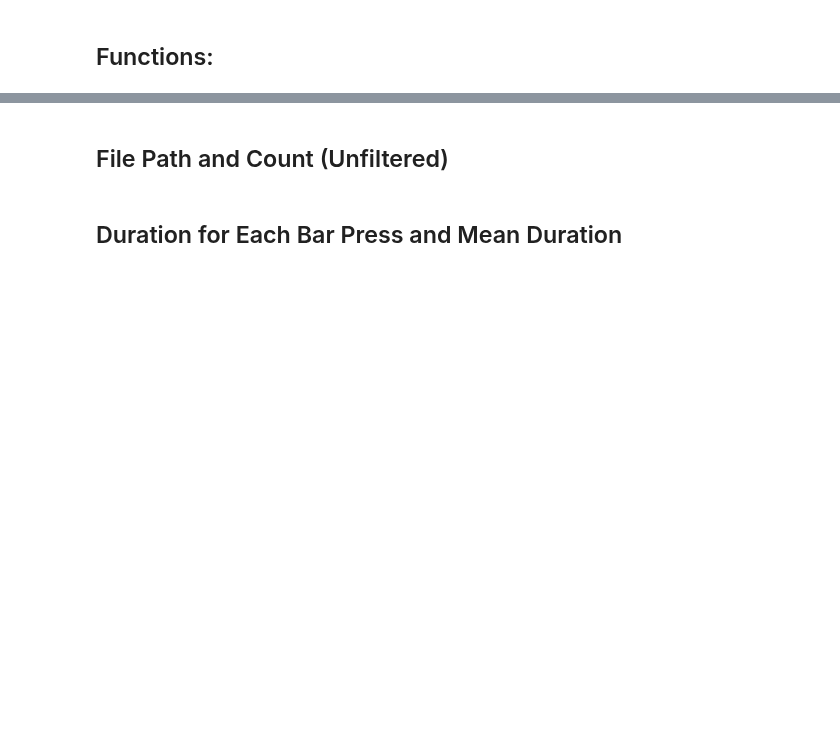
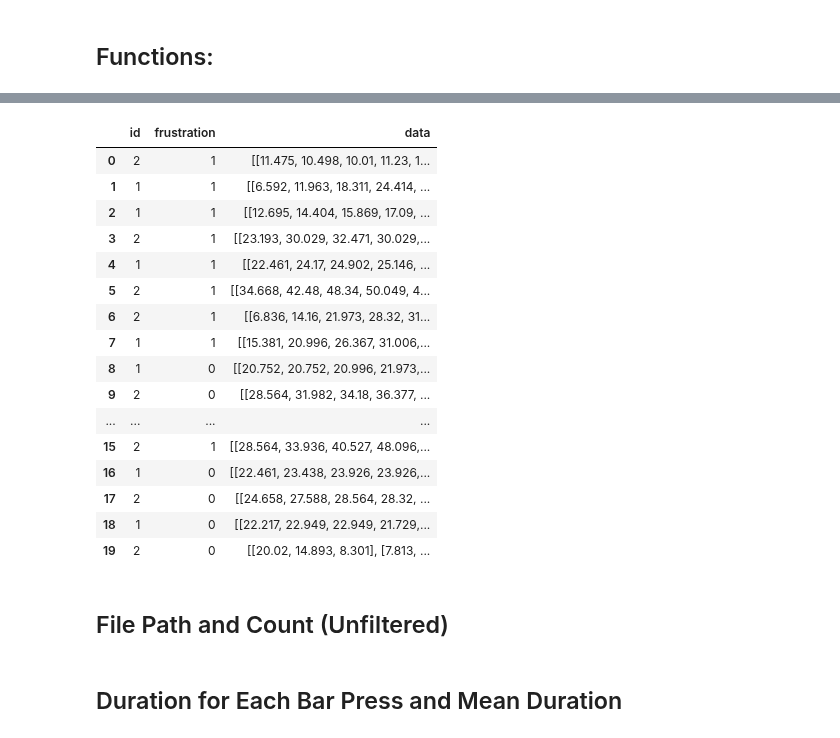
Before and after one commit to Jiefei-Wang/rat-model, a Jupyter notebook: example/(Threshold 20) Plots & Regression.ipynb, the cells around one changed output, grey strips where cells are left out. Cells and saved outputs as stored; diff of their text form; code cells hidden in the pictures; blank space fills up the shorter version.

```diff
--- a/example/(Threshold 20) Plots & Regression.ipynb
+++ b/example/(Threshold 20) Plots & Regression.ipynb
@@ -24,13 +26,20 @@ chunkSize = 12
 # %%
+
+chunkSize = 12
+
 def extractData(file_path):
     data = []
     start_processing = False
     is_frustrated = 0
+    ratID = 1
 
     with open(file_path, 'r') as file:
         lines = file.readlines()
 
     for line in lines:
+        if "Subject" in line:
+            if "L" in line:
+                ratID = 2
         if "EXT" in line:
             is_frustrated = 1
 
@@ -49,16 +58,17 @@ def extractData(file_path):
                 data.extend(map(float, numbers))
 
     data.append(is_frustrated)
+    data.append(ratID)
     return data
 
 def lessThan5(data):
     return [x if x >= 5 else 0 for x in data]
+
 def process_data(data):
 
     bar_presses = []
     current_press = []
     hasLargeVal = False
-
     for value in data:
         if value >= 5.0:
             current_press.append(value)
@@ -67,34 +77,119 @@ def process_data(data):
         elif current_press:
             if hasLargeVal:
                 bar_presses.append(current_press)
             current_press = []
             hasLargeVal = False
     if current_press:
         bar_presses.append(current_press)
+    return bar_presses
 
-    return bar_presses
+def process_file(file_path):
+    data = extractData(file_path)
+    rat_id = data[-1]
+    is_frustrated = data[-2]
+    data = data[:-2]
+    data = lessThan5(data)
+    bar_presses = process_data(data)
+    return rat_id, is_frustrated, bar_presses
+
 
 
 def filter_presses(bar_presses):
     return [press for press in bar_presses if len(press) >= 12]
 
 def calculate_max_and_mean(filtered_presses):
     max_press = [max(press) for press in filtered_presses]
     mean_press = [np.mean(press) for press in filtered_presses]
     return max_press, mean_press
 
 def calculate_average_force(filtered_presses):
     max_length = max(len(press) for press in filtered_presses)
     average_force = np.zeros(max_length)
     count = np.zeros(max_length)
 
     for press in filtered_presses:
         for i, force in enumerate(press):
             average_force[i] += force
             count[i] += 1
 
     average_force = np.divide(average_force, count, out=np.zeros_like(average_force), where=count!=0)
     return average_force
+
+def calculate_peak_durations(bar_press_forces, threshold):
+    threshold = 10
+    peaks, _ = find_peaks(bar_press_forces)
+    peak_durations = []
+
+    for peak in peaks:
+        peak_value = bar_press_forces[peak]
+        lower_bound = peak_value - threshold
+        upper_bound = peak_value + threshold
+
+        # Find the start of the peak
+        start = peak
+        while start > 0 and bar_press_forces[start] >= lower_bound:
+            start -= 1
+
+        # Find the end of the peak
+        end = peak
+        while end < len(bar_press_forces) - 1 and bar_press_forces[end] >= lower_bound:
+            end += 1
+
+        # Calculate duration
+        duration = end - start
+        peak_durations.append(duration)
+
+    return peak_durations
+
+files = [
+    "/Users/bacluix/Documents/rat-model/data/!2024-06-04_13h24m.Subject WT L",
+    "/Users/bacluix/Documents/rat-model/data/!2024-06-04_13h24m.Subject WT RR",
+    "/Users/bacluix/Documents/rat-model/data/!2024-06-05_15h23m.Subject WT RR",
+    "/Users/bacluix/Documents/rat-model/data/!2024-06-05_15h24m.Subject WT L",
+    "/Users/bacluix/Documents/rat-model/data/!2024-06-06_19h18m.Subject WT 1 RR",
+    "/Users/bacluix/Documents/rat-model/data/!2024-06-06_19h18m.Subject WT 2 L",
+    "/Users/bacluix/Documents/rat-model/data/!2024-06-09_13h22m.Subject WT L",
+    "/Users/bacluix/Documents/rat-model/data/!2024-06-09_13h22m.Subject WT RR",
+    "/Users/bacluix/Documents/rat-model/data/!2024-06-09_20h56m.Subject WT 1 RR",
+    "/Users/bacluix/Documents/rat-model/data/!2024-06-09_20h57m.Subject WT 2 L",
+    "/Users/bacluix/Documents/rat-model/data/!2024-06-10_12h49m.Subject WT L",
+    "/Users/bacluix/Documents/rat-model/data/!2024-06-10_12h49m.Subject WT RR",
+    "/Users/bacluix/Documents/rat-model/data/!2024-06-10_13h06m.Subject WT L",
+    "/Users/bacluix/Documents/rat-model/data/!2024-06-10_13h06m.Subject WT RR",
+    "/Users/bacluix/Documents/rat-model/data/!2024-06-10_18h04m.Subject WT 1 RR",
+    "/Users/bacluix/Documents/rat-model/data/!2024-06-10_18h04m.Subject WT 2 L",
+    "/Users/bacluix/Documents/rat-model/data/!2024-06-10_20h45m.Subject WT 1 RR",
+    "/Users/bacluix/Documents/rat-model/data/!2024-06-10_20h45m.Subject WT 2 L",
+    "/Users/bacluix/Documents/rat-model/data/!2024-06-10_22h19m.Subject WT 1 RR",
+    "/Users/bacluix/Documents/rat-model/data/!2024-06-10_22h19m.Subject WT 2 L"
+]
+
+all_data = []
+
+for file in files:
+    ratid, frustration, data = process_file(file)
+    all_data.append([ratid, frustration, data])
+
+df = pd.DataFrame(all_data, columns=['id', 'frustration', 'data'])
+df
+# %% [output]
+|  | id | frustration | data |
+| 0 | 2 | 1 | [[11.475, 10.498, 10.01, 11.23, 1... |
+| 1 | 1 | 1 | [[6.592, 11.963, 18.311, 24.414, ... |
+| 2 | 1 | 1 | [[12.695, 14.404, 15.869, 17.09, ... |
+| 3 | 2 | 1 | [[23.193, 30.029, 32.471, 30.029,... |
+| 4 | 1 | 1 | [[22.461, 24.17, 24.902, 25.146, ... |
+| 5 | 2 | 1 | [[34.668, 42.48, 48.34, 50.049, 4... |
+| 6 | 2 | 1 | [[6.836, 14.16, 21.973, 28.32, 31... |
+| 7 | 1 | 1 | [[15.381, 20.996, 26.367, 31.006,... |
+| 8 | 1 | 0 | [[20.752, 20.752, 20.996, 21.973,... |
+| 9 | 2 | 0 | [[28.564, 31.982, 34.18, 36.377, ... |
+| ... | ... | ... | ... |
+| 15 | 2 | 1 | [[28.564, 33.936, 40.527, 48.096,... |
+| 16 | 1 | 0 | [[22.461, 23.438, 23.926, 23.926,... |
+| 17 | 2 | 0 | [[24.658, 27.588, 28.564, 28.32, ... |
+| 18 | 1 | 0 | [[22.217, 22.949, 22.949, 21.729,... |
+| 19 | 2 | 0 | [[20.02, 14.893, 8.301], [7.813, ... |
 # %%
 nf10 = "/Users/bacluix/Downloads/R25 DATA/!2024-06-09_20h57m.Subject WT 2 L"
 nf11 = "/Users/bacluix/Downloads/R25 DATA/!2024-06-09_20h56m.Subject WT 1 RR"
```
Also changed, not shown: parts of 3 cells of this notebook, 4 other files.
